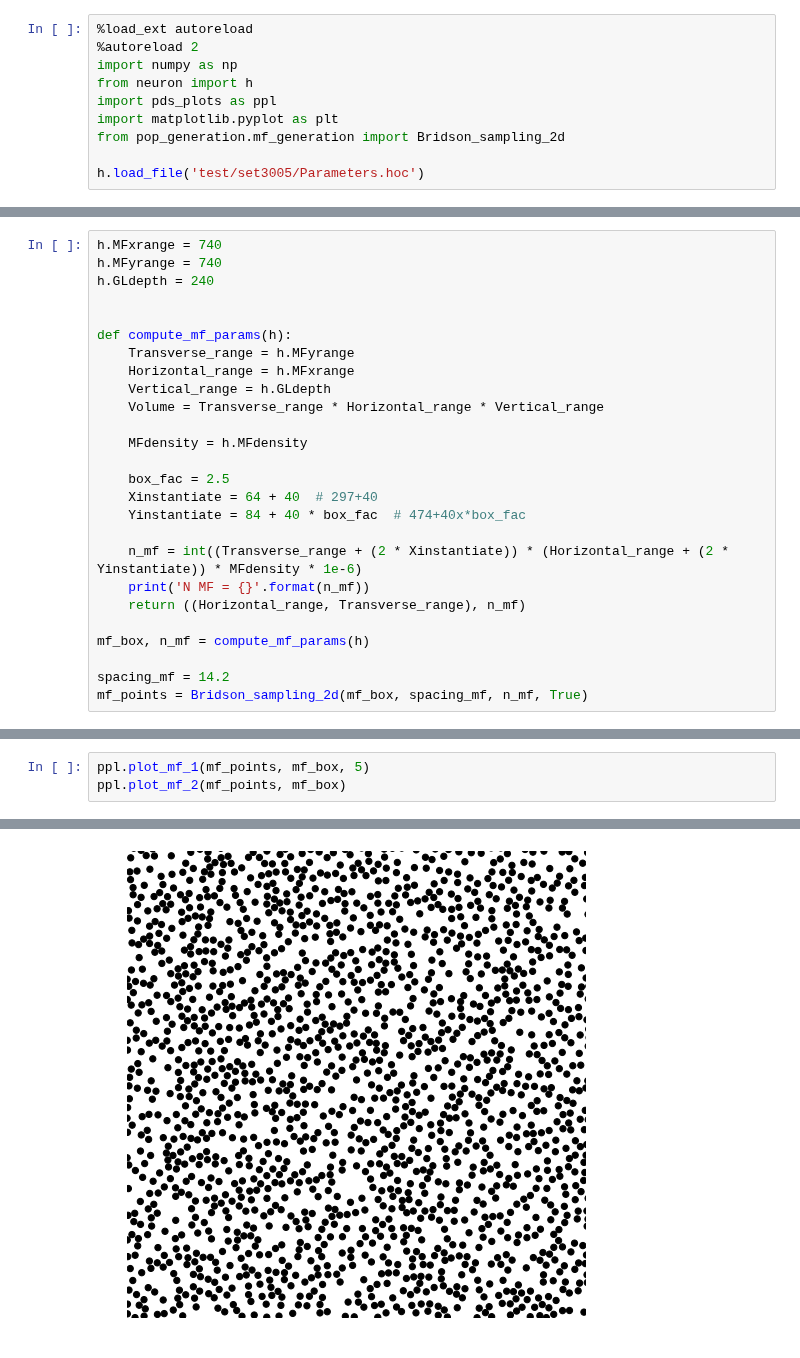
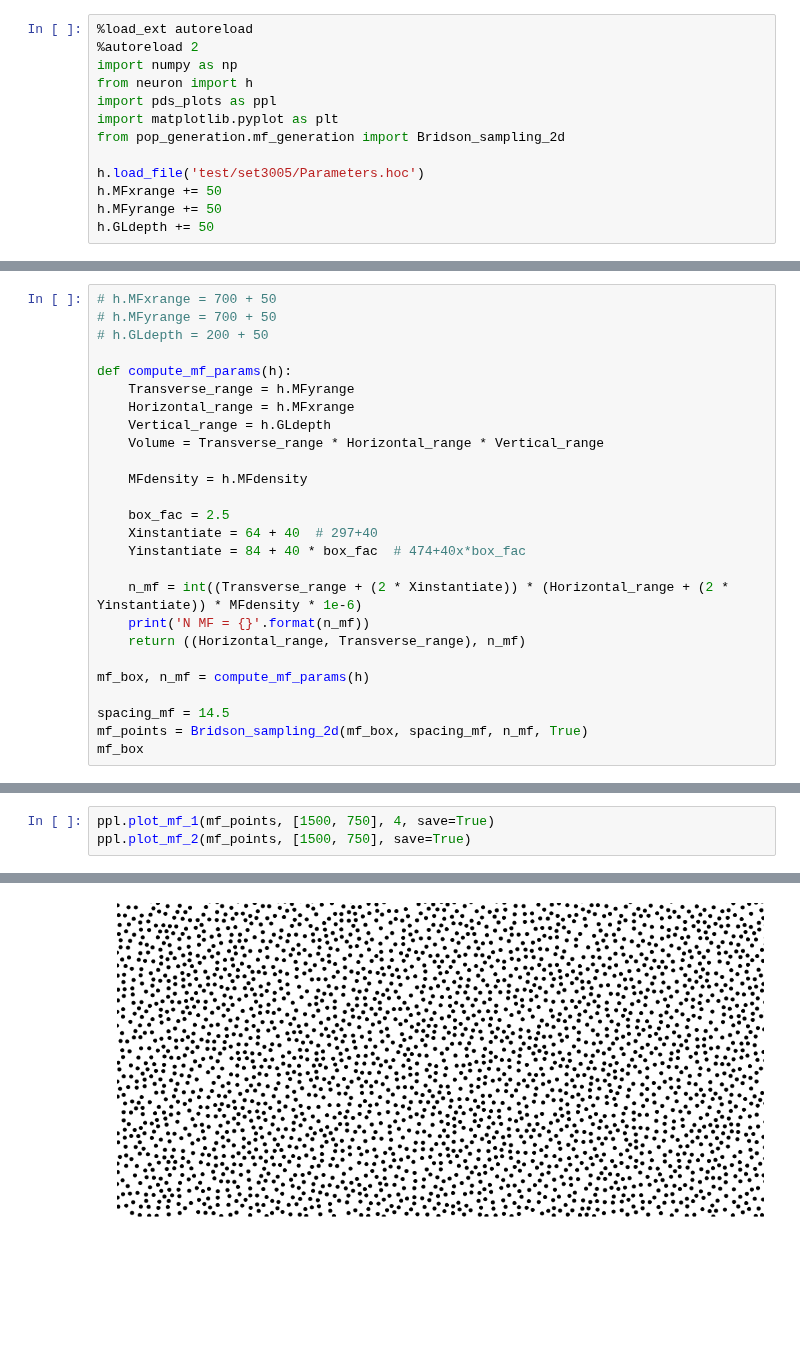
Before and after one commit to CNS-OIST/pycabnn, a Jupyter notebook: pop_gen_test.ipynb, the cells around one changed output, grey strips where cells are left out. Saved outputs shown, nothing was run; the diff lists cells and outputs as text; blank space fills up the shorter version.

Commit message:
Fix and consolidate the point generation

```diff
--- a/pop_gen_test.ipynb
+++ b/pop_gen_test.ipynb
@@ -8,4 +8,7 @@ import matplotlib.pyplot as plt
 from pop_generation.mf_generation import Bridson_sampling_2d
 
 h.load_file('test/set3005/Parameters.hoc')
+h.MFxrange += 50
+h.MFyrange += 50
+h.GLdepth += 50
 # %% [output]
@@ -14,9 +17,8 @@ The autoreload extension is already loaded. To reload it, use:
 1.0
 # %%
-h.MFxrange = 740
-h.MFyrange = 740
-h.GLdepth = 240
-
+# h.MFxrange = 700 + 50
+# h.MFyrange = 700 + 50
+# h.GLdepth = 200 + 50
 
 def compute_mf_params(h):
     Transverse_range = h.MFyrange
@@ -36,6 +38,7 @@ def compute_mf_params(h):
 
 mf_box, n_mf = compute_mf_params(h)
 
-spacing_mf = 14.2
+spacing_mf = 14.5
 mf_points = Bridson_sampling_2d(mf_box, spacing_mf, n_mf, True)
+mf_box
 # %% [output]
@@ -45,4 +49,4 @@ Iteration: 6, (final)Points Created: 1733, is_grid_empty:8007 (81.69574533210897
 # %%
-ppl.plot_mf_1(mf_points, mf_box, 5)
-ppl.plot_mf_2(mf_points, mf_box)
+ppl.plot_mf_1(mf_points, [1500, 750], 4, save=True)
+ppl.plot_mf_2(mf_points, [1500, 750], save=True)
 # %% [output]
@@ -53 +53 @@ While executing:  | qhull v Qbb Qc Qz
-[figure, old version]
+[figure, new version]
```
Also changed, not shown: parts of 25 cells of this notebook, 11 other files.
